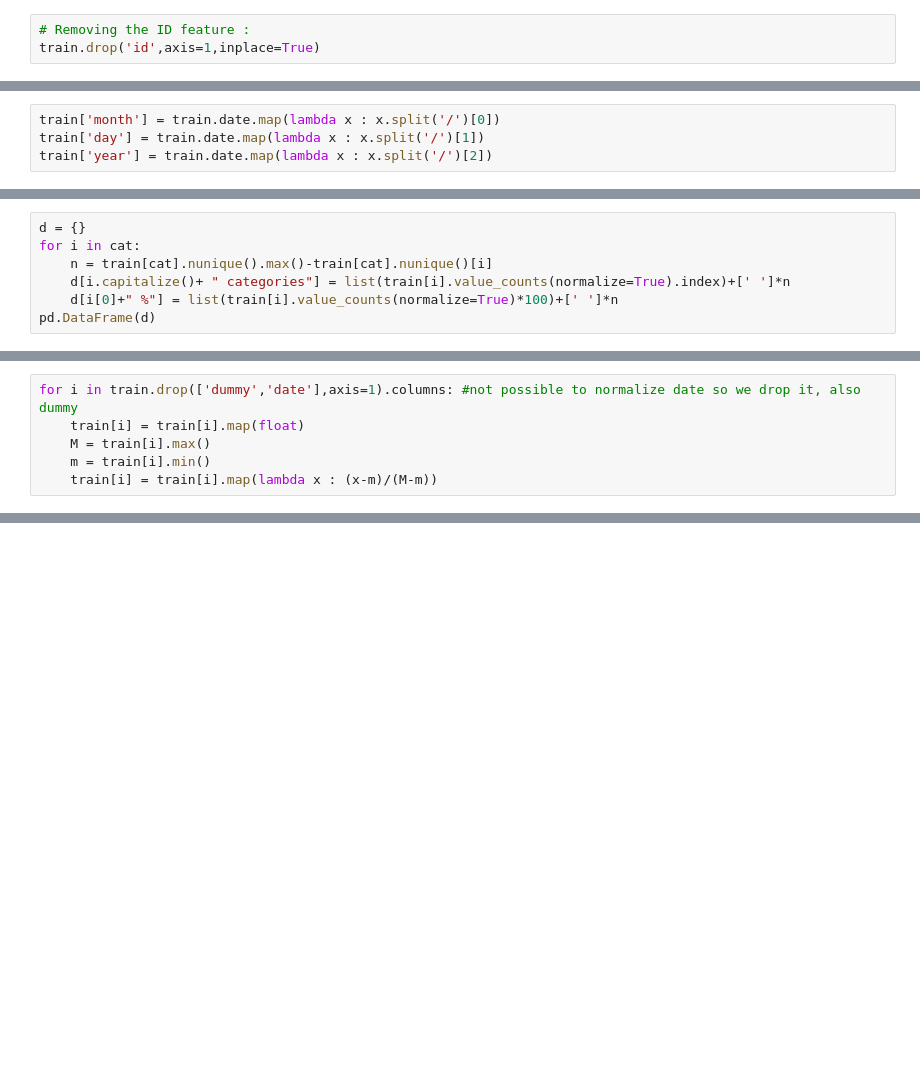
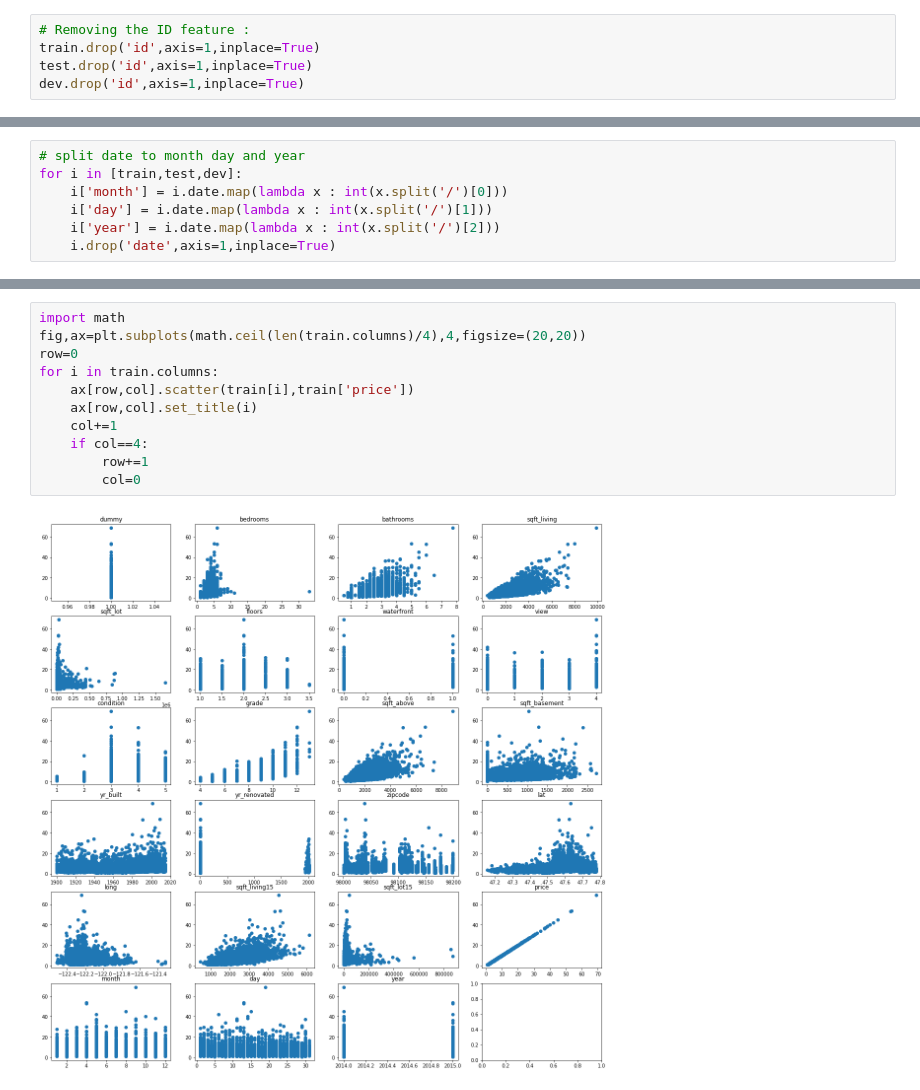
Before and after one commit to satishsolanki1990/House-Price-Prediction, a Jupyter notebook: imp1.ipynb, the cells around one changed output, grey strips where cells are left out. Cells and saved outputs as stored; diff of their text form; blank space fills up the shorter version.

```diff
--- a/imp1.ipynb
+++ b/imp1.ipynb
@@ -11,3 +13,5 @@ train = pd.read_csv("PA1_train.csv")
 # %%
 # Removing the ID feature :
 train.drop('id',axis=1,inplace=True)
+test.drop('id',axis=1,inplace=True)
+dev.drop('id',axis=1,inplace=True)
@@ -21,4 +18,7 @@ Our goal is to predict the price of a house given its features. The index of the
 # %%
-train['month'] = train.date.map(lambda x : x.split('/')[0])
-train['day'] = train.date.map(lambda x : x.split('/')[1])
-train['year'] = train.date.map(lambda x : x.split('/')[2])
+# split date to month day and year
+for i in [train,test,dev]:
+    i['month'] = i.date.map(lambda x : int(x.split('/')[0]))
+    i['day'] = i.date.map(lambda x : int(x.split('/')[1]))
+    i['year'] = i.date.map(lambda x : int(x.split('/')[2]))
+    i.drop('date',axis=1,inplace=True)
@@ -58,7 +24,0 @@ pd.DataFrame({'Feature':num,'Mean':train[num].mean(),\
-# %%
-d = {}
-for i in cat:
-    n = train[cat].nunique().max()-train[cat].nunique()[i]
-    d[i.capitalize()+ " categories"] = list(train[i].value_counts(normalize=True).index)+[' ']*n
-    d[i[0]+" %"] = list(train[i].value_counts(normalize=True)*100)+[' ']*n
-pd.DataFrame(d)
@@ -87,6 +24,0 @@ $$Normalize(x)=\frac{x-min(x)}{max(x)-min(x)}$$
-# %%
-for i in train.drop(['dummy','date'],axis=1).columns: #not possible to normalize date so we drop it, also dummy
-    train[i] = train[i].map(float)
-    M = train[i].max()
-    m = train[i].min()
-    train[i] = train[i].map(lambda x : (x-m)/(M-m))
@@ -92,0 +83,13 @@ for i in train.drop(['dummy','date'],axis=1).columns: #not possible to normalize
+# %%
+import math
+fig,ax=plt.subplots(math.ceil(len(train.columns)/4),4,figsize=(20,20))
+row=0
+for i in train.columns:
+    ax[row,col].scatter(train[i],train['price'])
+    ax[row,col].set_title(i)
+    col+=1
+    if col==4:
+        row+=1
+        col=0
+# %% [output]
+[figure, added]
```
Also changed, not shown: parts of 19 cells of this notebook, 1 other file.
